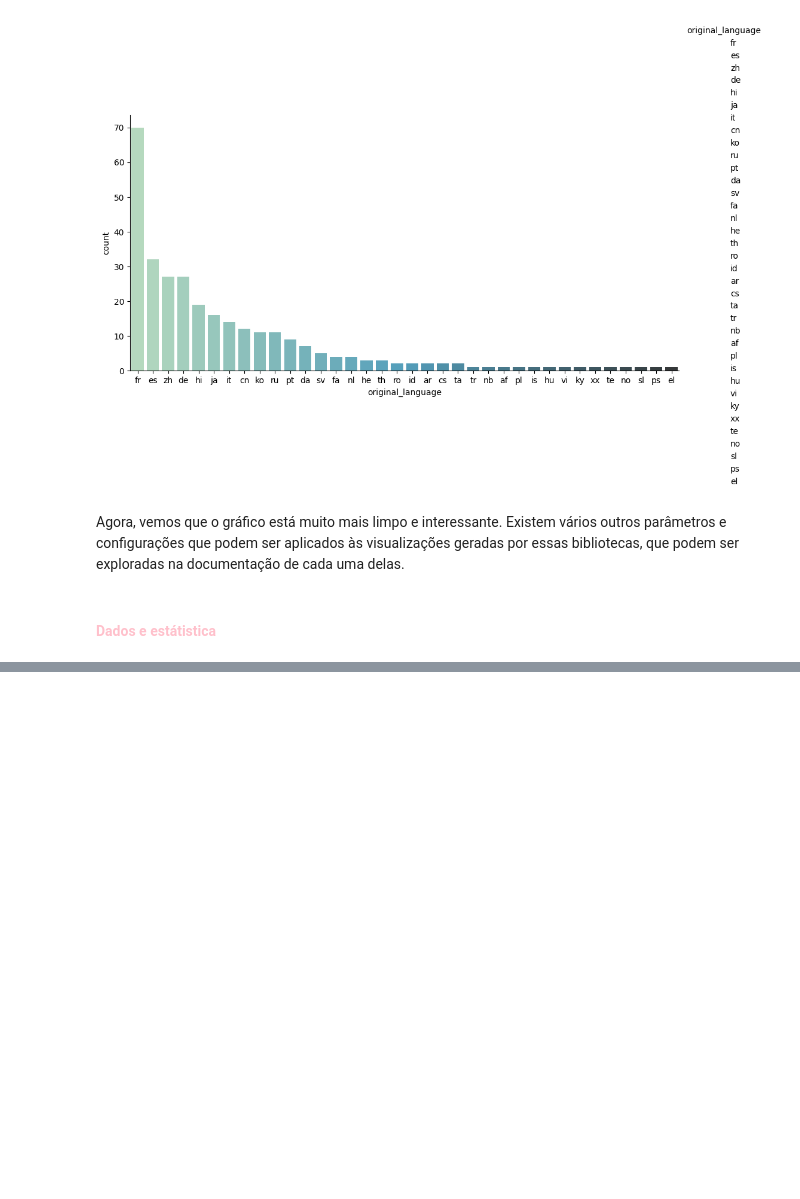
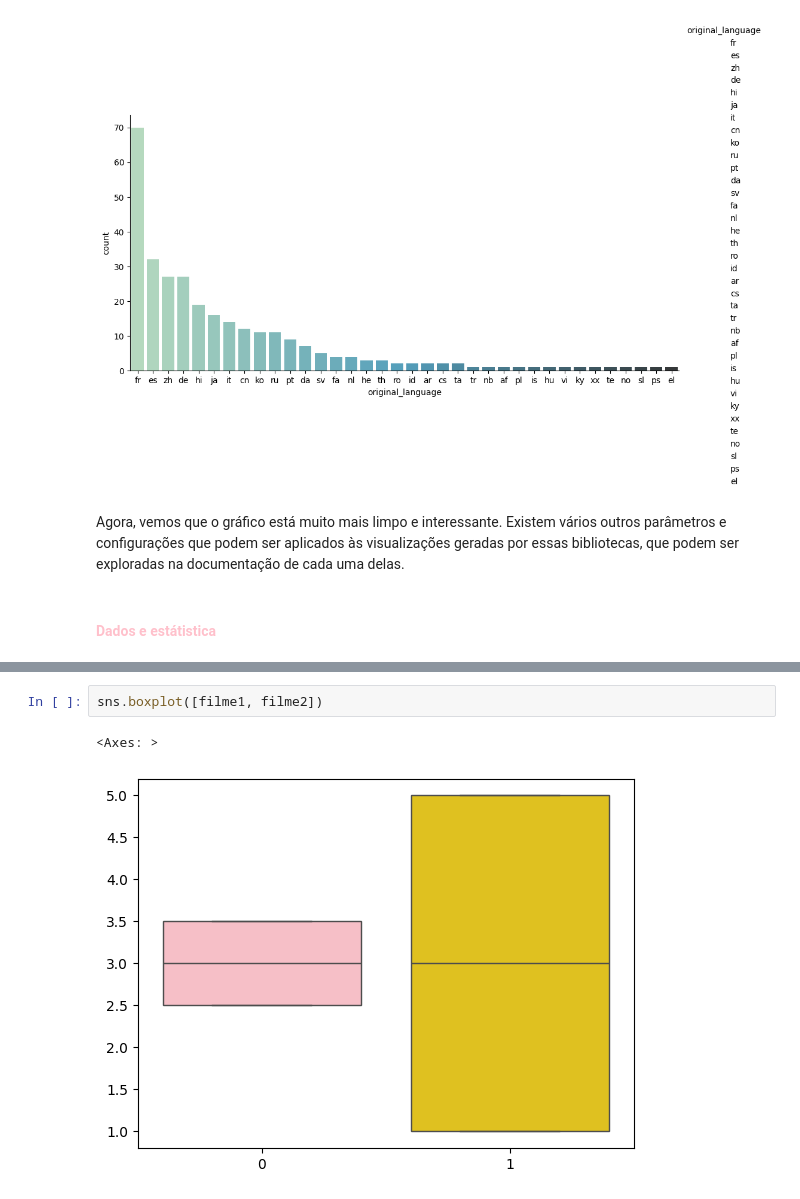
Before and after one commit to barbnrosa/data-science, a Jupyter notebook: curso1_dados_e_visualizacoes/analise-visualizacao-dados.ipynb, the cells around one changed output, grey strips where cells are left out. Cells and saved outputs as stored; diff of their text form; blank space fills up the shorter version.

```diff
--- a/curso1_dados_e_visualizacoes/analise-visualizacao-dados.ipynb
+++ b/curso1_dados_e_visualizacoes/analise-visualizacao-dados.ipynb
@@ -554,0 +606,5 @@ Agora, vemos que o gráfico está muito mais limpo e interessante. Existem vári
+# %%
+sns.boxplot([filme1, filme2])
+# %% [output]
+<Axes: >
+[figure, added]
```
Also changed, not shown: parts of 20 cells of this notebook, 1 other file.
